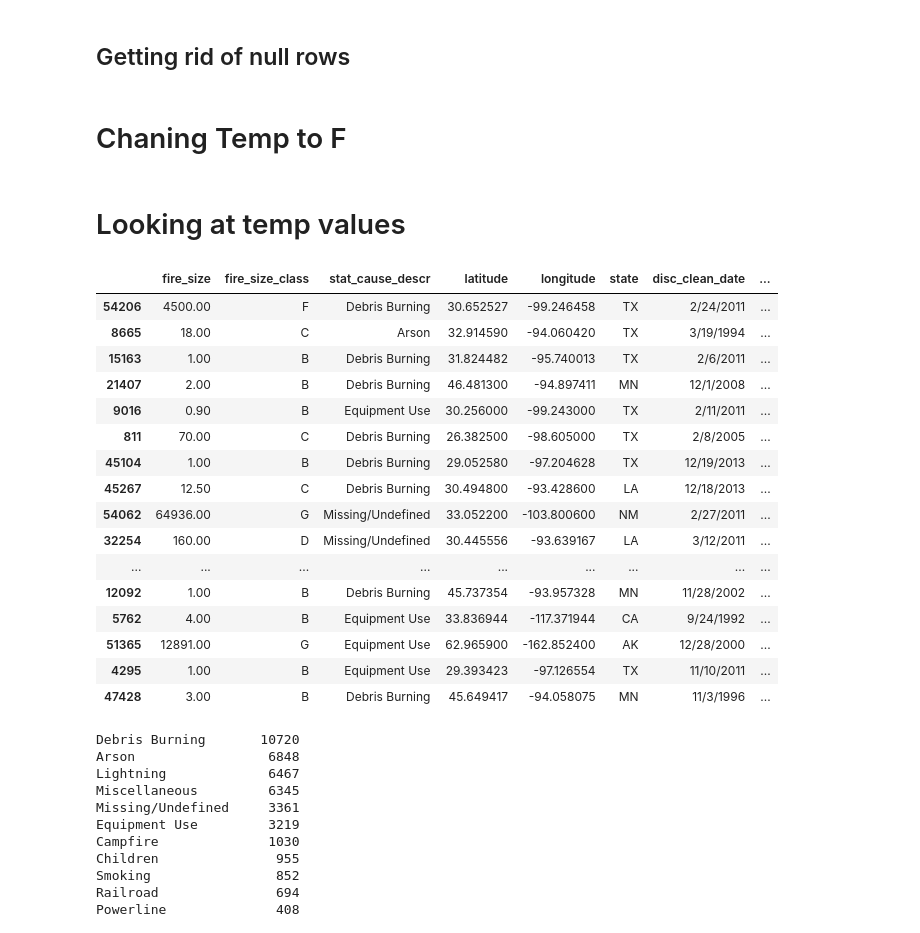
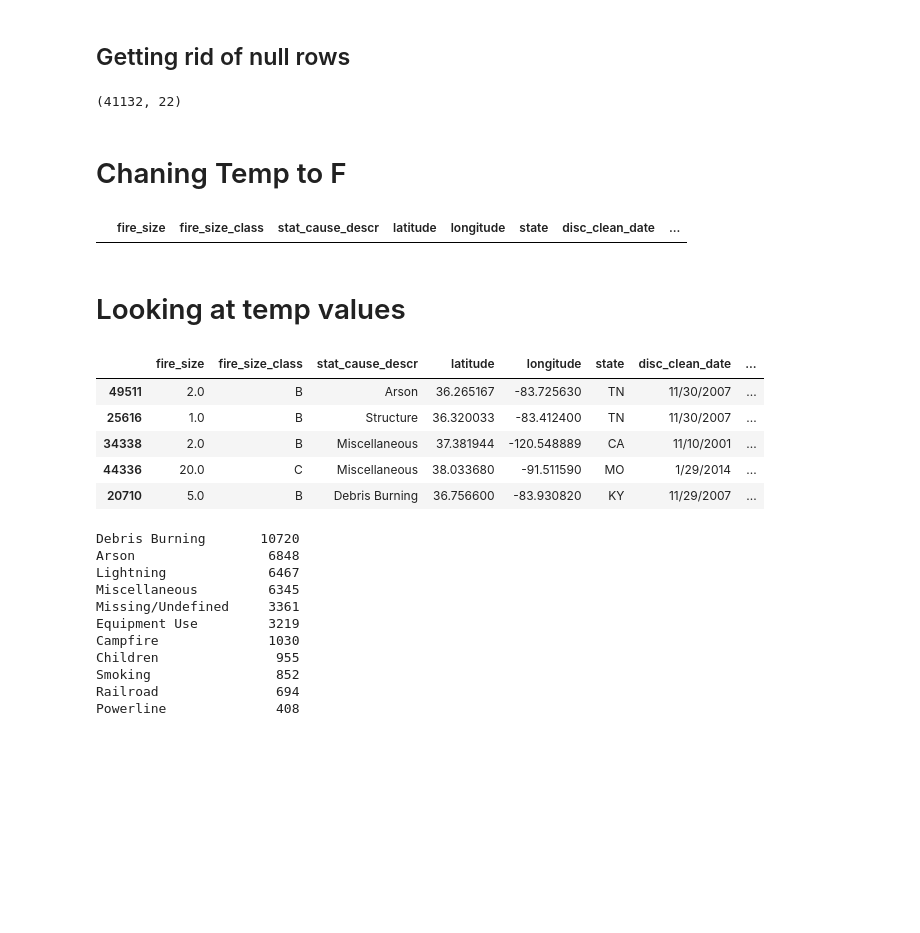
Before and after one commit to fernandez-justin/Forest_Fire_Classification, a Jupyter notebook: justin_book.ipynb, the cells around one changed output. Saved outputs shown, nothing was run; the diff lists cells and outputs as text; code cells hidden in the pictures; blank space fills up the shorter version.

```diff
--- a/justin_book.ipynb
+++ b/justin_book.ipynb
@@ -75,6 +79,6 @@ to_drop = ['Unnamed: 0', 'Unnamed: 0.1', 'fire_name','cont_clean_date', 'disc_da
            'putout_time', 'disc_date_pre', 'disc_pre_year',
            'disc_pre_month', 'wstation_usaf', 'dstation_m',
            'wstation_wban', 'wstation_byear', 'wstation_eyear',
-           'fire_mag', 'weather_file']
+           'fire_mag', 'weather_file', 'Temp_cont','Hum_cont','Prec_cont','Wind_cont']
 # %%
 df = df.drop(columns=to_drop)
@@ -81,36 +89,33 @@ df = df.drop(columns=to_drop)
 # %% [markdown]
 ## Getting rid of null rows
 # %%
-df = df[(df.Temp_cont != -1)]
+df = df[(df.Temp_pre_7 != -1)]
+# %%
+df.shape
+# %% [output]
+(41132, 22)
 # %% [markdown]
 # Chaning Temp to F
+# %%
+df.head(0)
+# %% [output]
+|  | fire_size | fire_size_class | stat_cause_descr | latitude | longitude | state | disc_clean_date | ... |
 # %%
 def c_to_f(c):
     return (c * 9/5) + 32
 
-df.loc[:,'Temp_pre_30':'Temp_cont'] = df.loc[:,'Temp_pre_30':'Temp_cont'].applymap(lambda x: c_to_f(x))
+df.loc[:,'Temp_pre_30':'Temp_pre_7'] = df.loc[:,'Temp_pre_30':'Temp_pre_7'].applymap(lambda x: c_to_f(x))
 # %% [markdown]
 # Looking at temp values
 # %%
-df.sort_values(by='Temp_cont').head(50)
+df.sort_values(by='Temp_pre_30').head()
 # %% [output]
 |  | fire_size | fire_size_class | stat_cause_descr | latitude | longitude | state | disc_clean_date | ... |
-| 54206 | 4500.00 | F | Debris Burning | 30.652527 | -99.246458 | TX | 2/24/2011 | ... |
-| 8665 | 18.00 | C | Arson | 32.914590 | -94.060420 | TX | 3/19/1994 | ... |
-| 15163 | 1.00 | B | Debris Burning | 31.824482 | -95.740013 | TX | 2/6/2011 | ... |
-| 21407 | 2.00 | B | Debris Burning | 46.481300 | -94.897411 | MN | 12/1/2008 | ... |
-| 9016 | 0.90 | B | Equipment Use | 30.256000 | -99.243000 | TX | 2/11/2011 | ... |
-| 811 | 70.00 | C | Debris Burning | 26.382500 | -98.605000 | TX | 2/8/2005 | ... |
-| 45104 | 1.00 | B | Debris Burning | 29.052580 | -97.204628 | TX | 12/19/2013 | ... |
-| 45267 | 12.50 | C | Debris Burning | 30.494800 | -93.428600 | LA | 12/18/2013 | ... |
-| 54062 | 64936.00 | G | Missing/Undefined | 33.052200 | -103.800600 | NM | 2/27/2011 | ... |
-| 32254 | 160.00 | D | Missing/Undefined | 30.445556 | -93.639167 | LA | 3/12/2011 | ... |
-| ... | ... | ... | ... | ... | ... | ... | ... | ... |
-| 12092 | 1.00 | B | Debris Burning | 45.737354 | -93.957328 | MN | 11/28/2002 | ... |
-| 5762 | 4.00 | B | Equipment Use | 33.836944 | -117.371944 | CA | 9/24/1992 | ... |
-| 51365 | 12891.00 | G | Equipment Use | 62.965900 | -162.852400 | AK | 12/28/2000 | ... |
-| 4295 | 1.00 | B | Equipment Use | 29.393423 | -97.126554 | TX | 11/10/2011 | ... |
-| 47428 | 3.00 | B | Debris Burning | 45.649417 | -94.058075 | MN | 11/3/1996 | ... |
+| 49511 | 2.0 | B | Arson | 36.265167 | -83.725630 | TN | 11/30/2007 | ... |
+| 25616 | 1.0 | B | Structure | 36.320033 | -83.412400 | TN | 11/30/2007 | ... |
+| 34338 | 2.0 | B | Miscellaneous | 37.381944 | -120.548889 | CA | 11/10/2001 | ... |
+| 44336 | 20.0 | C | Miscellaneous | 38.033680 | -91.511590 | MO | 1/29/2014 | ... |
+| 20710 | 5.0 | B | Debris Burning | 36.756600 | -83.930820 | KY | 11/29/2007 | ... |
 # %%
 df.stat_cause_descr.value_counts()
 # %% [output]
```
Also changed, not shown: parts of 51 cells of this notebook.
